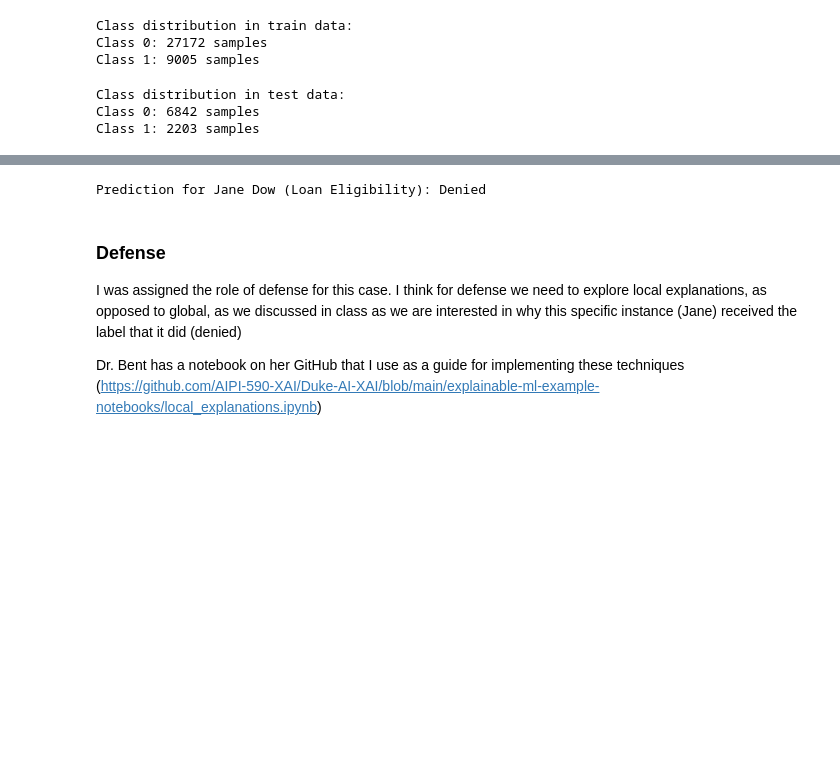
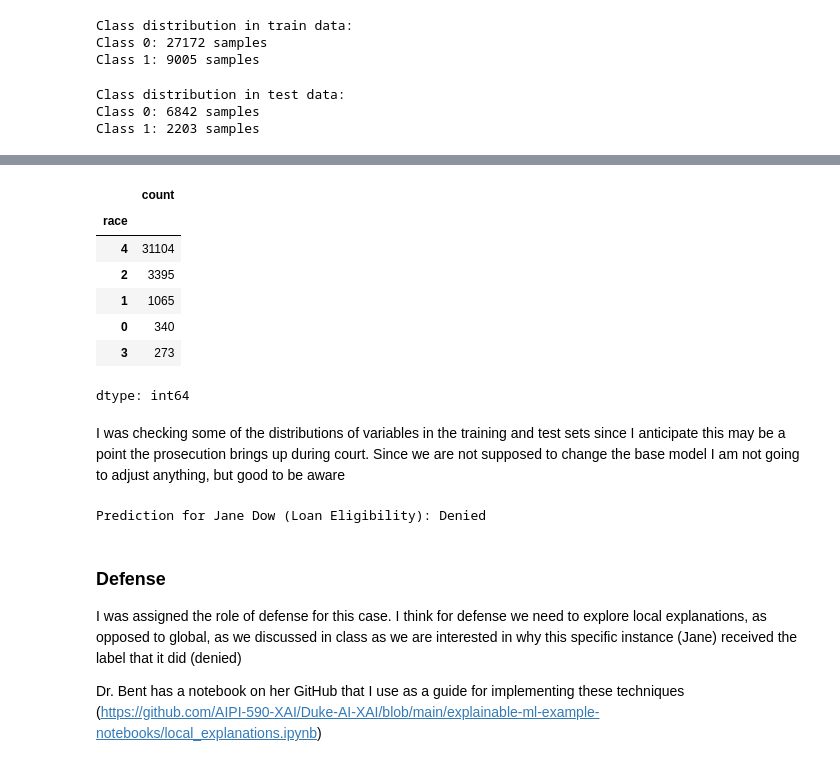
Before and after one commit to khaeuss808/AIPI590_ExplainableAITechniques_MLcourt, a Jupyter notebook: machine_learning_court.ipynb, the cells around one changed output, grey strips where cells are left out. Drawn from its saved outputs; the diff is of its cells as text; code cells hidden in the pictures; blank space fills up the shorter version.

```diff
--- a/machine_learning_court.ipynb
+++ b/machine_learning_court.ipynb
@@ -86,3 +102,16 @@ Class 1: 2203 samples
+# %%
+X_train['race'].value_counts()
+# %% [output]
+|  | count |
+| race |  |
+| 4 | 31104 |
+| 2 | 3395 |
+| 1 | 1065 |
+| 0 | 340 |
+| 3 | 273 |
+dtype: int64
+# %% [markdown]
+I was checking some of the distributions of variables in the training and test sets since I anticipate this may be a point the prosecution brings up during court. Since we are not supposed to change the base model I am not going to adjust anything, but good to be aware
 # %%
 # 🎯 Focus Instance: Loan Rejection Case (Jane Dow)
 
```
Also changed, not shown: parts of 10 cells of this notebook.
